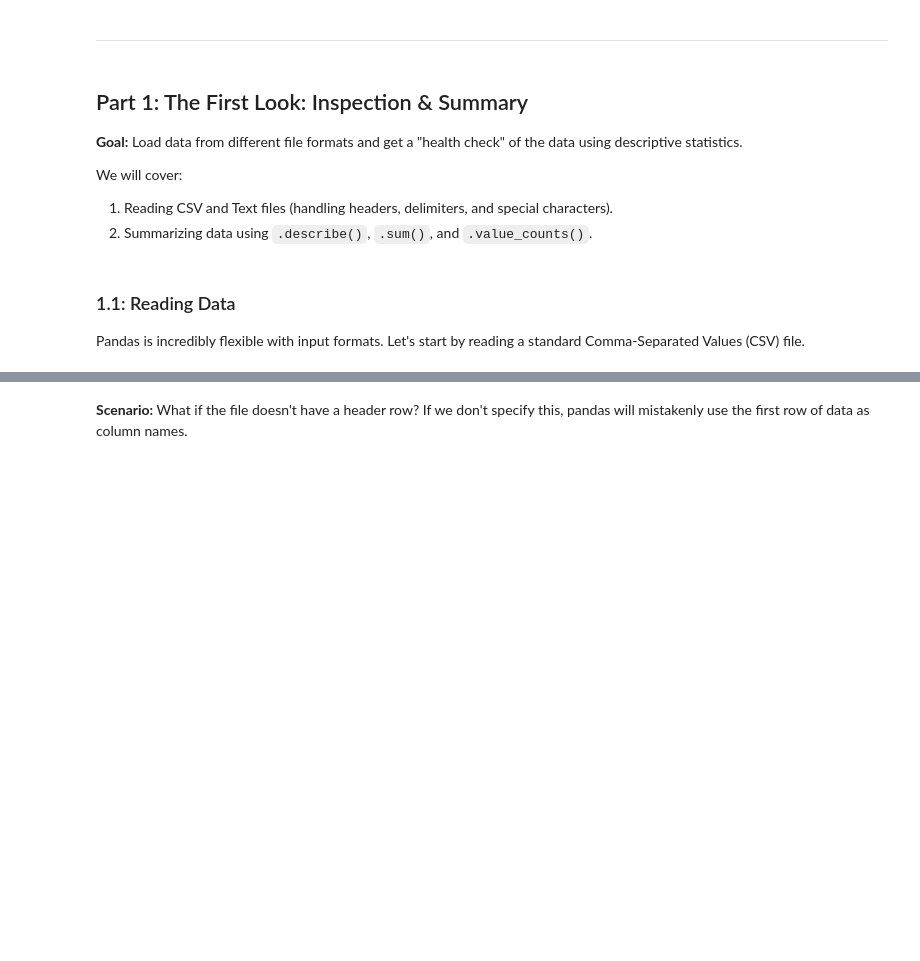
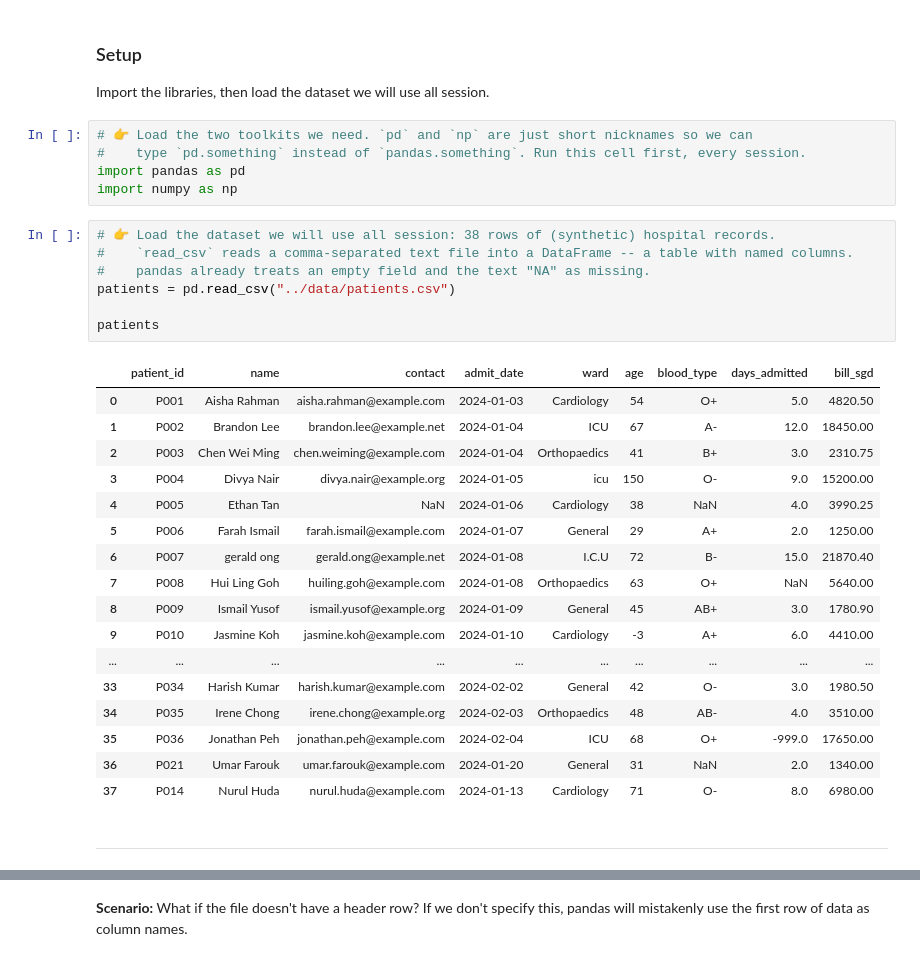
Before and after one commit to AntonThaiSingapore/6m-data-1.8-eda-basic, a Jupyter notebook: notebooks/eda_basic.ipynb, the cells around one changed output, grey strips where cells are left out. Cells and saved outputs as stored; diff of their text form; blank space fills up the shorter version.

```diff
--- a/notebooks/eda_basic.ipynb
+++ b/notebooks/eda_basic.ipynb
@@ -20,14 +33,36 @@ import numpy as np
+# %% [markdown]
+### Setup
+
+Import the libraries, then load the dataset we will use all session.
+# %%
+# 👉 Load the two toolkits we need. `pd` and `np` are just short nicknames so we can
+#    type `pd.something` instead of `pandas.something`. Run this cell first, every session.
+import pandas as pd
+import numpy as np
+# %%
+# 👉 Load the dataset we will use all session: 38 rows of (synthetic) hospital records.
+#    `read_csv` reads a comma-separated text file into a DataFrame -- a table with named columns.
+#    pandas already treats an empty field and the text "NA" as missing.
+patients = pd.read_csv("../data/patients.csv")
+
+patients
+# %% [output]
+|  | patient_id | name | contact | admit_date | ward | age | blood_type | days_admitted | bill_sgd |
+| 0 | P001 | Aisha Rahman | aisha.rahman@example.com | 2024-01-03 | Cardiology | 54 | O+ | 5.0 | 4820.50 |
+| 1 | P002 | Brandon Lee | brandon.lee@example.net | 2024-01-04 | ICU | 67 | A- | 12.0 | 18450.00 |
+| 2 | P003 | Chen Wei Ming | chen.weiming@example.com | 2024-01-04 | Orthopaedics | 41 | B+ | 3.0 | 2310.75 |
+| 3 | P004 | Divya Nair | divya.nair@example.org | 2024-01-05 | icu | 150 | O- | 9.0 | 15200.00 |
+| 4 | P005 | Ethan Tan | NaN | 2024-01-06 | Cardiology | 38 | NaN | 4.0 | 3990.25 |
+| 5 | P006 | Farah Ismail | farah.ismail@example.com | 2024-01-07 | General | 29 | A+ | 2.0 | 1250.00 |
+| 6 | P007 | gerald ong | gerald.ong@example.net | 2024-01-08 | I.C.U | 72 | B- | 15.0 | 21870.40 |
+| 7 | P008 | Hui Ling Goh | huiling.goh@example.com | 2024-01-08 | Orthopaedics | 63 | O+ | NaN | 5640.00 |
+| 8 | P009 | Ismail Yusof | ismail.yusof@example.org | 2024-01-09 | General | 45 | AB+ | 3.0 | 1780.90 |
+| 9 | P010 | Jasmine Koh | jasmine.koh@example.com | 2024-01-10 | Cardiology | -3 | A+ | 6.0 | 4410.00 |
+| ... | ... | ... | ... | ... | ... | ... | ... | ... | ... |
+| 33 | P034 | Harish Kumar | harish.kumar@example.com | 2024-02-02 | General | 42 | O- | 3.0 | 1980.50 |
+| 34 | P035 | Irene Chong | irene.chong@example.org | 2024-02-03 | Orthopaedics | 48 | AB- | 4.0 | 3510.00 |
+| 35 | P036 | Jonathan Peh | jonathan.peh@example.com | 2024-02-04 | ICU | 68 | O+ | -999.0 | 17650.00 |
+| 36 | P021 | Umar Farouk | umar.farouk@example.com | 2024-01-20 | General | 31 | NaN | 2.0 | 1340.00 |
+| 37 | P014 | Nurul Huda | nurul.huda@example.com | 2024-01-13 | Cardiology | 71 | O- | 8.0 | 6980.00 |
 # %% [markdown]
 ---
-# %% [markdown]
-## Part 1: The First Look: Inspection & Summary
-
-**Goal:** Load data from different file formats and get a "health check" of the data using descriptive statistics.
-
-We will cover:
-1. Reading CSV and Text files (handling headers, delimiters, and special characters).
-2. Summarizing data using `.describe()`, `.sum()`, and `.value_counts()`.
-# %% [markdown]
-### 1.1: Reading Data
-
-Pandas is incredibly flexible with input formats. Let's start by reading a standard Comma-Separated Values (CSV) file.
```
Also changed, not shown: parts of 503 cells of this notebook, 8 other files.
